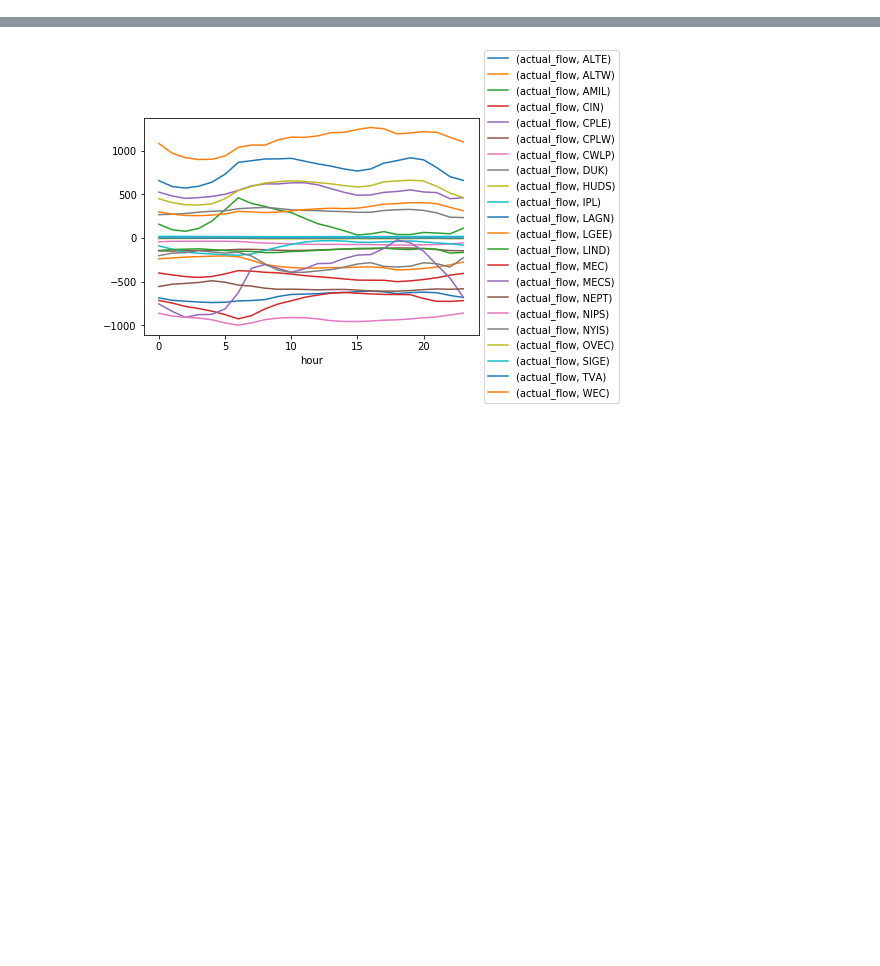
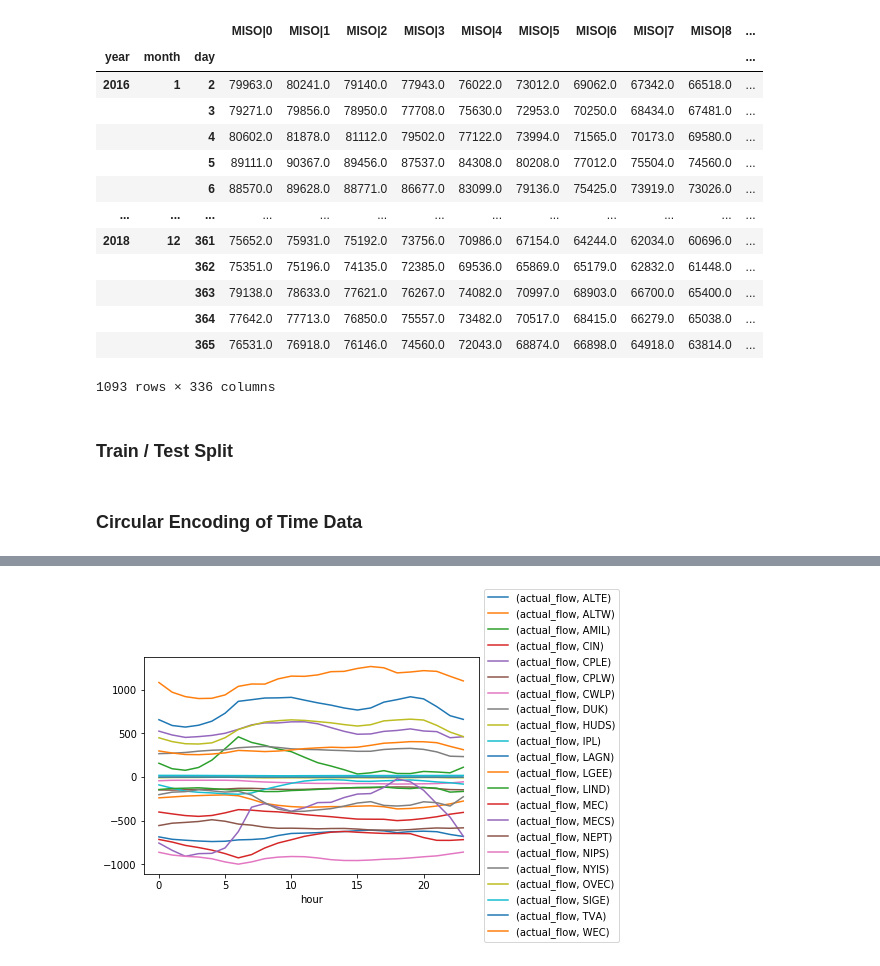
Before and after one commit to amy-wang/thesis2, a Jupyter notebook: data/Imports and Exports.ipynb, the cells around one changed output, grey strips where cells are left out. Cells and saved outputs as stored; diff of their text form; code cells hidden in the pictures; blank space fills up the shorter version.

```diff
--- a/data/Imports and Exports.ipynb
+++ b/data/Imports and Exports.ipynb
@@ -21,0 +191,21 @@ df
+# %%
+features = features.reset_index()
+features = features.pivot_table(index = ['year','month', 'day'], columns="hour", values=features.columns)
+features.columns = features.columns.map('{0[0]}|{0[1]}'.format)
+features = features.dropna()
+features
+# %% [output]
+|  |  |  | MISO|0 | MISO|1 | MISO|2 | MISO|3 | MISO|4 | MISO|5 | MISO|6 | MISO|7 | MISO|8 | ... |
+| year | month | day |  |  |  |  |  |  |  |  |  | ... |
+| 2016 | 1 | 2 | 79963.0 | 80241.0 | 79140.0 | 77943.0 | 76022.0 | 73012.0 | 69062.0 | 67342.0 | 66518.0 | ... |
+|  |  | 3 | 79271.0 | 79856.0 | 78950.0 | 77708.0 | 75630.0 | 72953.0 | 70250.0 | 68434.0 | 67481.0 | ... |
+|  |  | 4 | 80602.0 | 81878.0 | 81112.0 | 79502.0 | 77122.0 | 73994.0 | 71565.0 | 70173.0 | 69580.0 | ... |
+|  |  | 5 | 89111.0 | 90367.0 | 89456.0 | 87537.0 | 84308.0 | 80208.0 | 77012.0 | 75504.0 | 74560.0 | ... |
+|  |  | 6 | 88570.0 | 89628.0 | 88771.0 | 86677.0 | 83099.0 | 79136.0 | 75425.0 | 73919.0 | 73026.0 | ... |
+| ... | ... | ... | ... | ... | ... | ... | ... | ... | ... | ... | ... | ... |
+| 2018 | 12 | 361 | 75652.0 | 75931.0 | 75192.0 | 73756.0 | 70986.0 | 67154.0 | 64244.0 | 62034.0 | 60696.0 | ... |
+|  |  | 362 | 75351.0 | 75196.0 | 74135.0 | 72385.0 | 69536.0 | 65869.0 | 65179.0 | 62832.0 | 61448.0 | ... |
+|  |  | 363 | 79138.0 | 78633.0 | 77621.0 | 76267.0 | 74082.0 | 70997.0 | 68903.0 | 66700.0 | 65400.0 | ... |
+|  |  | 364 | 77642.0 | 77713.0 | 76850.0 | 75557.0 | 73482.0 | 70517.0 | 68415.0 | 66279.0 | 65038.0 | ... |
+|  |  | 365 | 76531.0 | 76918.0 | 76146.0 | 74560.0 | 72043.0 | 68874.0 | 66898.0 | 64918.0 | 63814.0 | ... |
+1093 rows × 336 columns
@@ -21,0 +216,2 @@ df
+# %% [markdown]
+### Train / Test Split
@@ -21,0 +230,2 @@ df
+# %% [markdown]
+### Circular Encoding of Time Data
```
Also changed, not shown: parts of 50 cells of this notebook, 2 other files.
